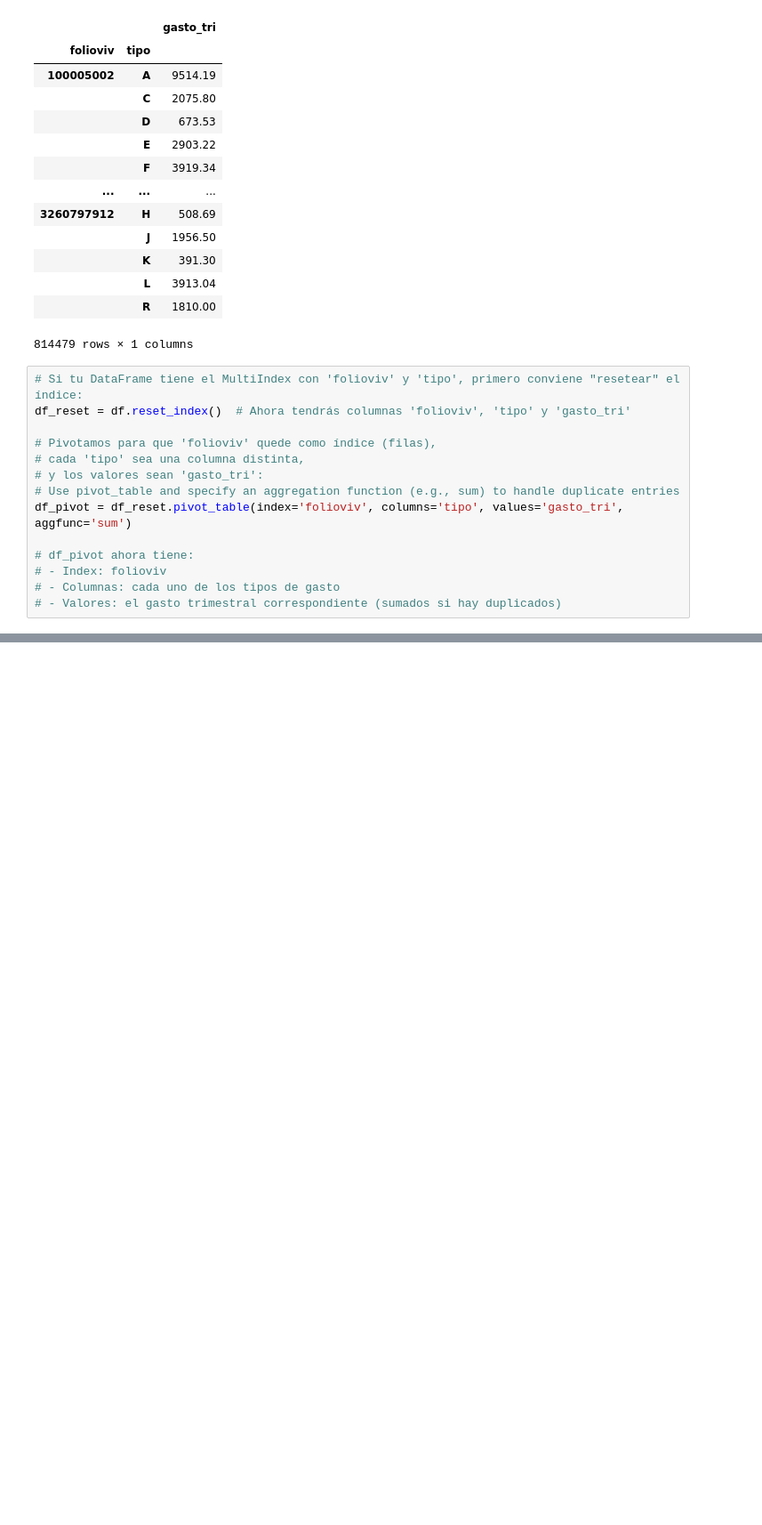
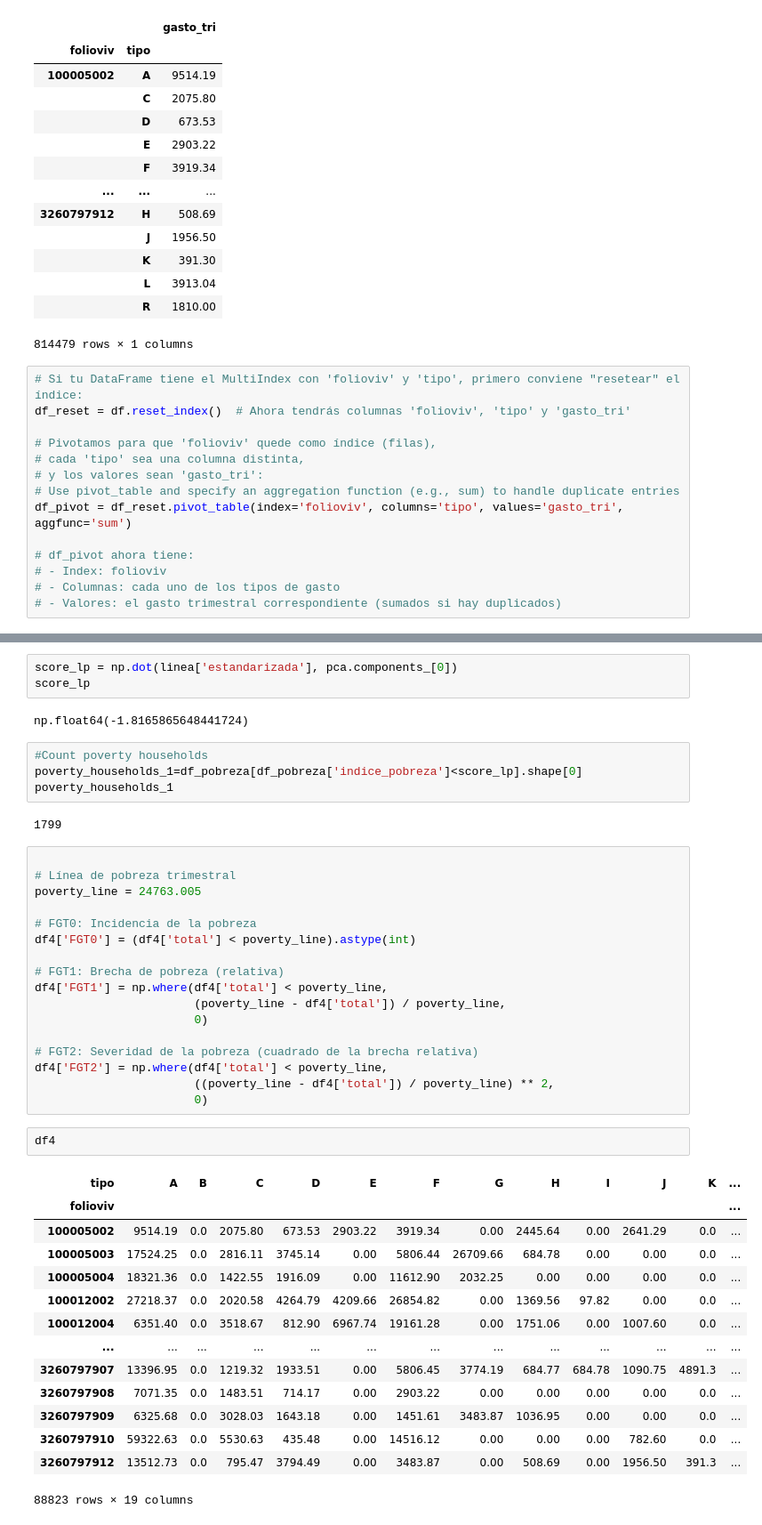
Before and after one commit to cramirezda/crecimiento, a Jupyter notebook: Untitled0.ipynb, the cells around one changed output, grey strips where cells are left out. Shown at 89% size. Drawn from its saved outputs; the diff is of its cells as text; blank space fills up the shorter version.

```diff
--- a/Untitled0.ipynb
+++ b/Untitled0.ipynb
@@ -216,0 +368,45 @@ Componentes principales (autovectores):
+# %%
+score_lp = np.dot(linea['estandarizada'], pca.components_[0])
+score_lp
+# %% [output]
+np.float64(-1.8165865648441724)
+# %%
+#Count poverty households
+poverty_households_1=df_pobreza[df_pobreza['indice_pobreza']<score_lp].shape[0]
+poverty_households_1
+# %% [output]
+1799
+# %%
+
+# Línea de pobreza trimestral
+poverty_line = 24763.005
+
+# FGT0: Incidencia de la pobreza
+df4['FGT0'] = (df4['total'] < poverty_line).astype(int)
+
+# FGT1: Brecha de pobreza (relativa)
+df4['FGT1'] = np.where(df4['total'] < poverty_line,
+                       (poverty_line - df4['total']) / poverty_line,
+                       0)
+
+# FGT2: Severidad de la pobreza (cuadrado de la brecha relativa)
+df4['FGT2'] = np.where(df4['total'] < poverty_line,
+                       ((poverty_line - df4['total']) / poverty_line) ** 2,
+                       0)
+# %%
+df4
+# %% [output]
+| tipo | A | B | C | D | E | F | G | H | I | J | K | ... |
+| folioviv |  |  |  |  |  |  |  |  |  |  |  | ... |
+| 100005002 | 9514.19 | 0.0 | 2075.80 | 673.53 | 2903.22 | 3919.34 | 0.00 | 2445.64 | 0.00 | 2641.29 | 0.0 | ... |
+| 100005003 | 17524.25 | 0.0 | 2816.11 | 3745.14 | 0.00 | 5806.44 | 26709.66 | 684.78 | 0.00 | 0.00 | 0.0 | ... |
+| 100005004 | 18321.36 | 0.0 | 1422.55 | 1916.09 | 0.00 | 11612.90 | 2032.25 | 0.00 | 0.00 | 0.00 | 0.0 | ... |
+| 100012002 | 27218.37 | 0.0 | 2020.58 | 4264.79 | 4209.66 | 26854.82 | 0.00 | 1369.56 | 97.82 | 0.00 | 0.0 | ... |
+| 100012004 | 6351.40 | 0.0 | 3518.67 | 812.90 | 6967.74 | 19161.28 | 0.00 | 1751.06 | 0.00 | 1007.60 | 0.0 | ... |
+| ... | ... | ... | ... | ... | ... | ... | ... | ... | ... | ... | ... | ... |
+| 3260797907 | 13396.95 | 0.0 | 1219.32 | 1933.51 | 0.00 | 5806.45 | 3774.19 | 684.77 | 684.78 | 1090.75 | 4891.3 | ... |
+| 3260797908 | 7071.35 | 0.0 | 1483.51 | 714.17 | 0.00 | 2903.22 | 0.00 | 0.00 | 0.00 | 0.00 | 0.0 | ... |
+| 3260797909 | 6325.68 | 0.0 | 3028.03 | 1643.18 | 0.00 | 1451.61 | 3483.87 | 1036.95 | 0.00 | 0.00 | 0.0 | ... |
+| 3260797910 | 59322.63 | 0.0 | 5530.63 | 435.48 | 0.00 | 14516.12 | 0.00 | 0.00 | 0.00 | 782.60 | 0.0 | ... |
+| 3260797912 | 13512.73 | 0.0 | 795.47 | 3794.49 | 0.00 | 3483.87 | 0.00 | 508.69 | 0.00 | 1956.50 | 391.3 | ... |
+88823 rows × 19 columns
```
Also changed, not shown: parts of 14 cells of this notebook.
